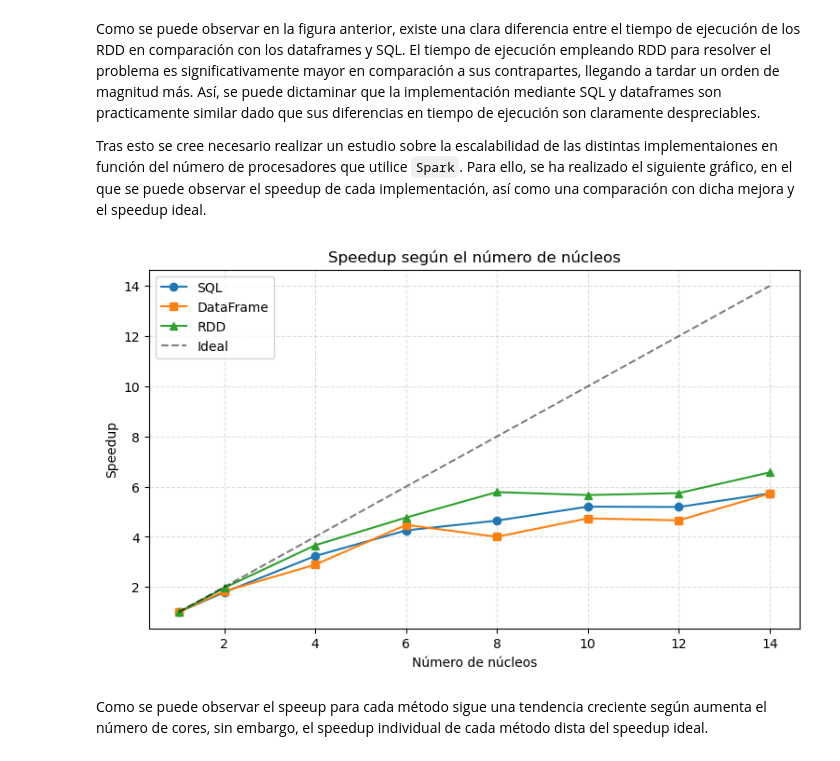
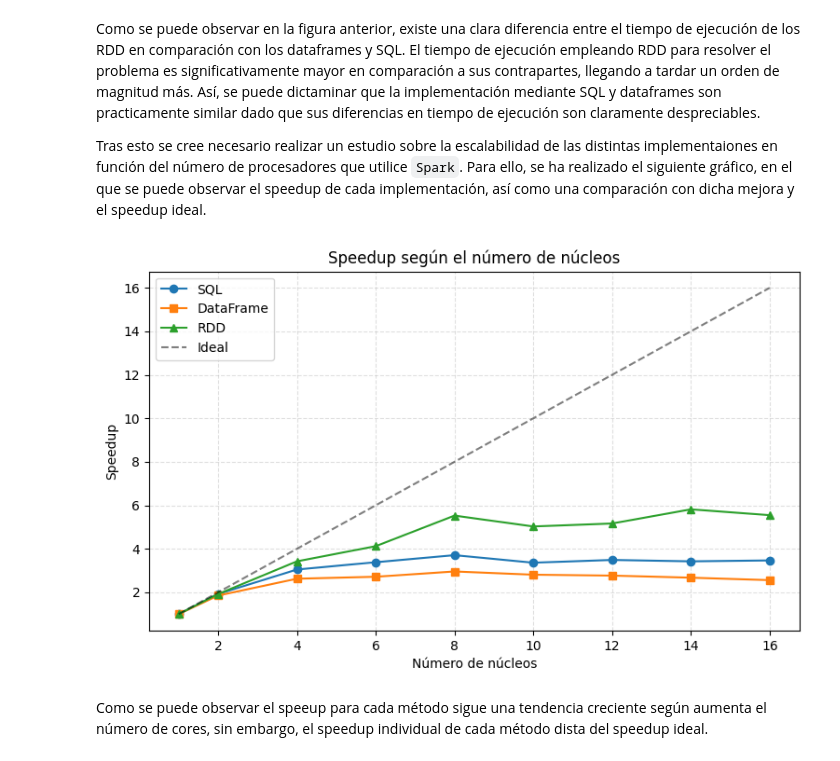
Before and after one commit to Astrak00/HPC-Lab01, a Jupyter notebook: main.ipynb, the cells around one changed output. Cells and saved outputs as stored; diff of their text form; code cells hidden in the pictures.

Commit message:
16 core execution

```diff
--- a/main.ipynb
+++ b/main.ipynb
@@ -785,7 +785,7 @@ Esto se realiza en el siguiente código:
 # %%
 from pyspark.sql.functions import col, hour, try_divide
 
-CORES = [1,2,4,6,8,10,12,14]
+CORES = [1,2,4,6,8,10,12,14,16]
 RESULTS_SQL, RESULTS_DATAFRAME, RESULTS_RDD = {}, {}, {}
 
 activities = (("SQL Result", sqlProcess, RESULTS_SQL),
@@ -890,35 +894,35 @@ def _load_results(path):
         return {int(k): [float(v[0]), float(v[1])] for k, v in json.load(fh).items()}
 
 sql_times = _load_results('results/sql_result.json')
 df_times = _load_results('results/dataframe_result.json')
 rdd_times = _load_results('results/rdd_result.json')
 
 def _compute_speedup(times):
     ordered = dict(sorted(times.items()))
     baseline = ordered.get(1)[1]
     return list(ordered.keys()), [baseline / ordered[c][1] for c in ordered]
 
 cores_sql, speedup_sql = _compute_speedup(sql_times)
 cores_df, speedup_df = _compute_speedup(df_times)
 cores_rdd, speedup_rdd = _compute_speedup(rdd_times)
 
 fig, ax = plt.subplots(figsize=(9, 5))
 ax.plot(cores_sql, speedup_sql, marker='o', label='SQL')
 ax.plot(cores_df, speedup_df, marker='s', label='DataFrame')
 ax.plot(cores_rdd, speedup_rdd, marker='^', label='RDD')
 
-ax.plot([1,14], [1,14], 'k--', alpha=0.5, label='Ideal')
+ax.plot([1,16], [1,16], 'k--', alpha=0.5, label='Ideal')
 
 
 ax.set_xlabel('Número de núcleos')
 ax.set_ylabel('Speedup')
 ax.set_title('Speedup según el número de núcleos')
 ax.grid(True, linestyle='--', alpha=0.4)
 ax.legend()
 
 plt.savefig('speedup_plot.png', dpi=300, bbox_inches='tight')
 # %% [output]
-[figure, old version]
+[figure, new version]
 # %% [markdown]
 Como se puede observar el speeup para cada método sigue una tendencia creciente según aumenta el número de cores, sin embargo, el speedup individual de cada método dista del speedup ideal.
 # %% [markdown]
```
Also changed, not shown: parts of 15 cells of this notebook, 3 other files.
